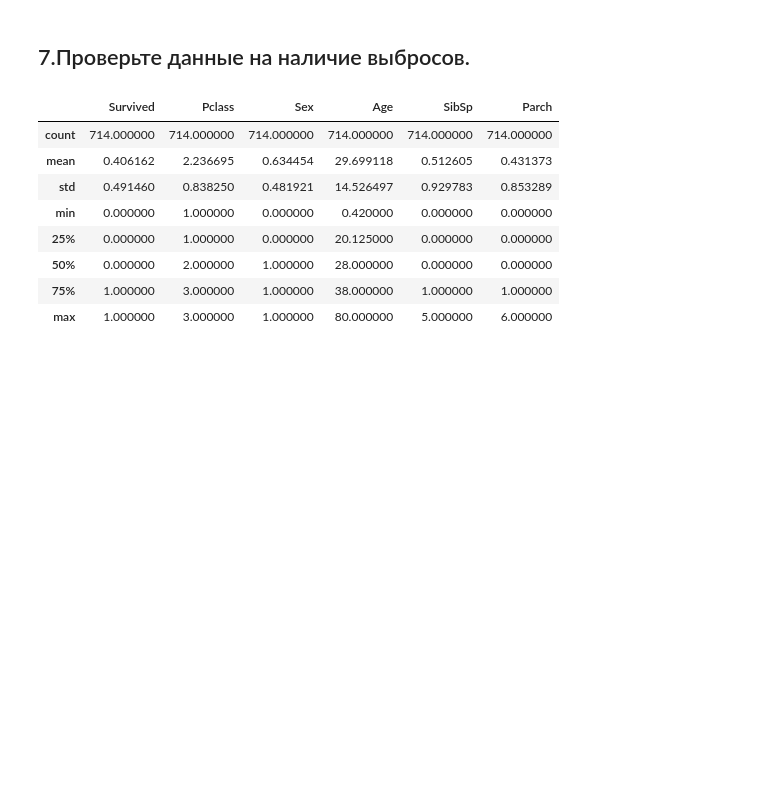
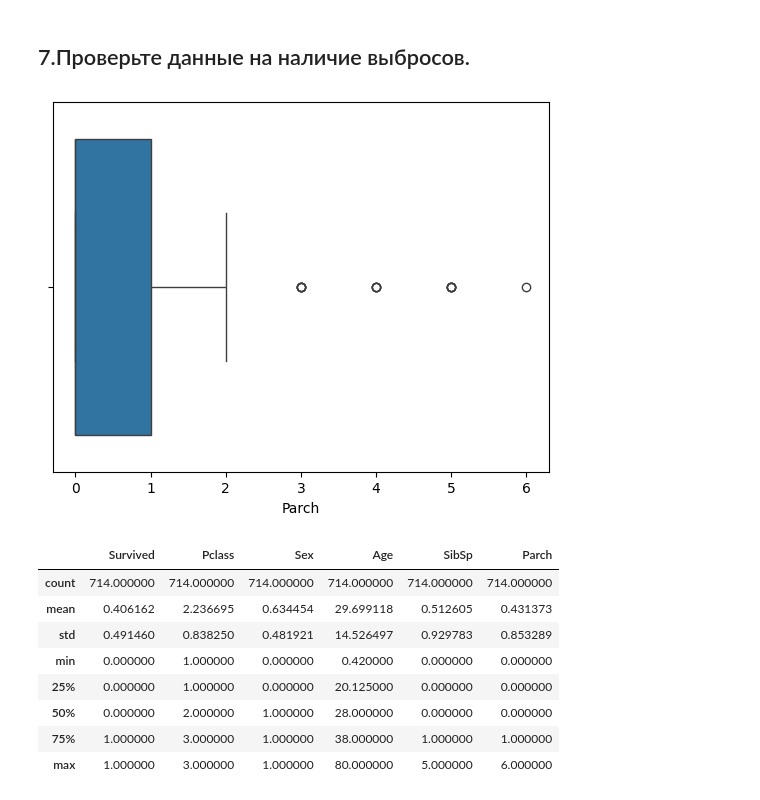
Before and after one commit to RedNetMaker/LearnML, a Jupyter notebook: Проблема качества данных/Homework/homework.ipynb, the cells around one changed output. Saved outputs shown, nothing was run; the diff lists cells and outputs as text; code cells hidden in the pictures; blank space fills up the shorter version.

```diff
--- a/Проблема качества данных/Homework/homework.ipynb
+++ b/Проблема качества данных/Homework/homework.ipynb
@@ -202,6 +204,15 @@ data_train
 714 rows × 6 columns
 # %% [markdown]
 ## 7.Проверьте данные на наличие выбросов.
+# %%
+def get_boxplot(X, columns=[]):
+    for i in columns:
+        sns.boxplot(x=X[i])
+    pass
+# %%
+get_boxplot(data_train, ['Parch'])
+# %% [output]
+[figure, added]
 # %%
 data_train.describe()
 # %% [output]
```
Also changed, not shown: parts of 7 cells of this notebook.
